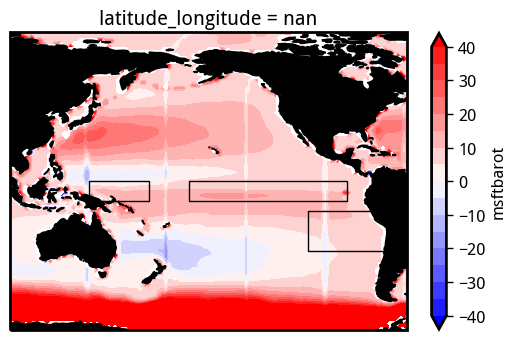
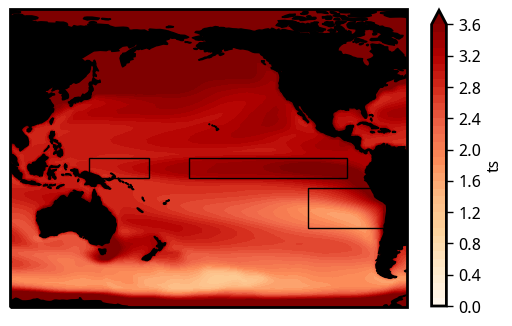
The notebook cell's code change between the first figure and the second:
--- before
+++ after
@@ -2,7 +2,11 @@
 ax.set_extent([100, 300, -70, 80], crs=ccrs.PlateCarree())
 
-(msftbarot_pi/10**9).mean('model').plot.contourf(cmap='bwr', levels=np.arange(-40, 45, 5), transform=ccrs.PlateCarree(), cbar_kwargs=dict(orientation='vertical', shrink=0.8), robust=True)
+
+pvals = kstest_3d(ts_pi, ts_eoc, dim='model')
+zz = np.ma.masked_less_equal(pvals, 0.05)
+
+(ts_eoc - ts_pi).mean('model').plot.contourf(cmap='OrRd', levels=np.arange(0,3.7, 0.1), transform=ccrs.PlateCarree(), cbar_kwargs=dict(orientation='vertical', shrink=0.8))
+ax.pcolor(xx, yy, zz, hatch='///', alpha=0., transform=ccrs.PlateCarree())
 ax.add_feature(cfeature.LAND, color='k', zorder=1)
-
 # ax.add_patch(mpatches.Rectangle(xy=[120, -65], width=170, height=20,
 #                                 facecolor='none', edgecolor='k',

Commit: commit before rearrange